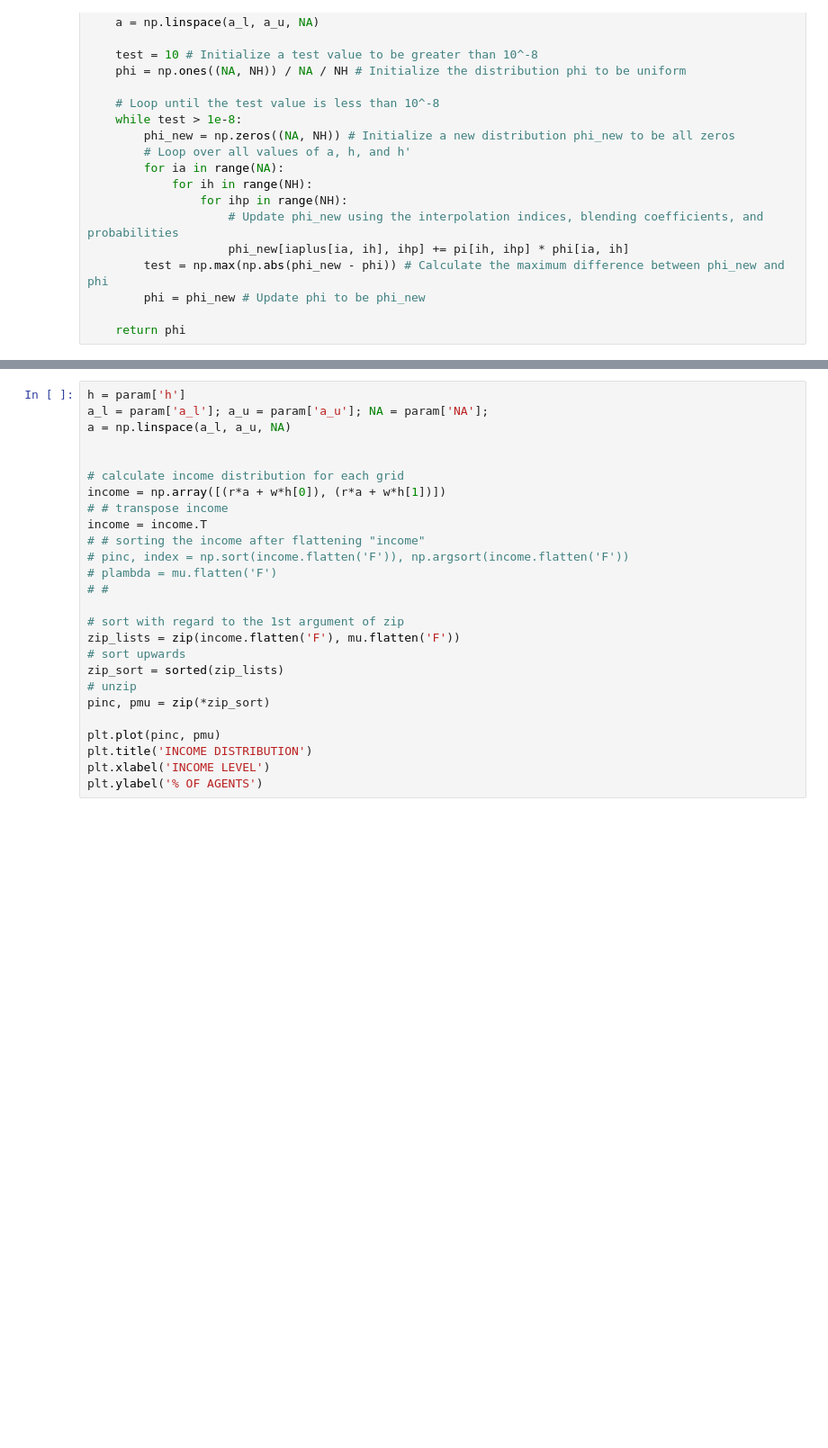
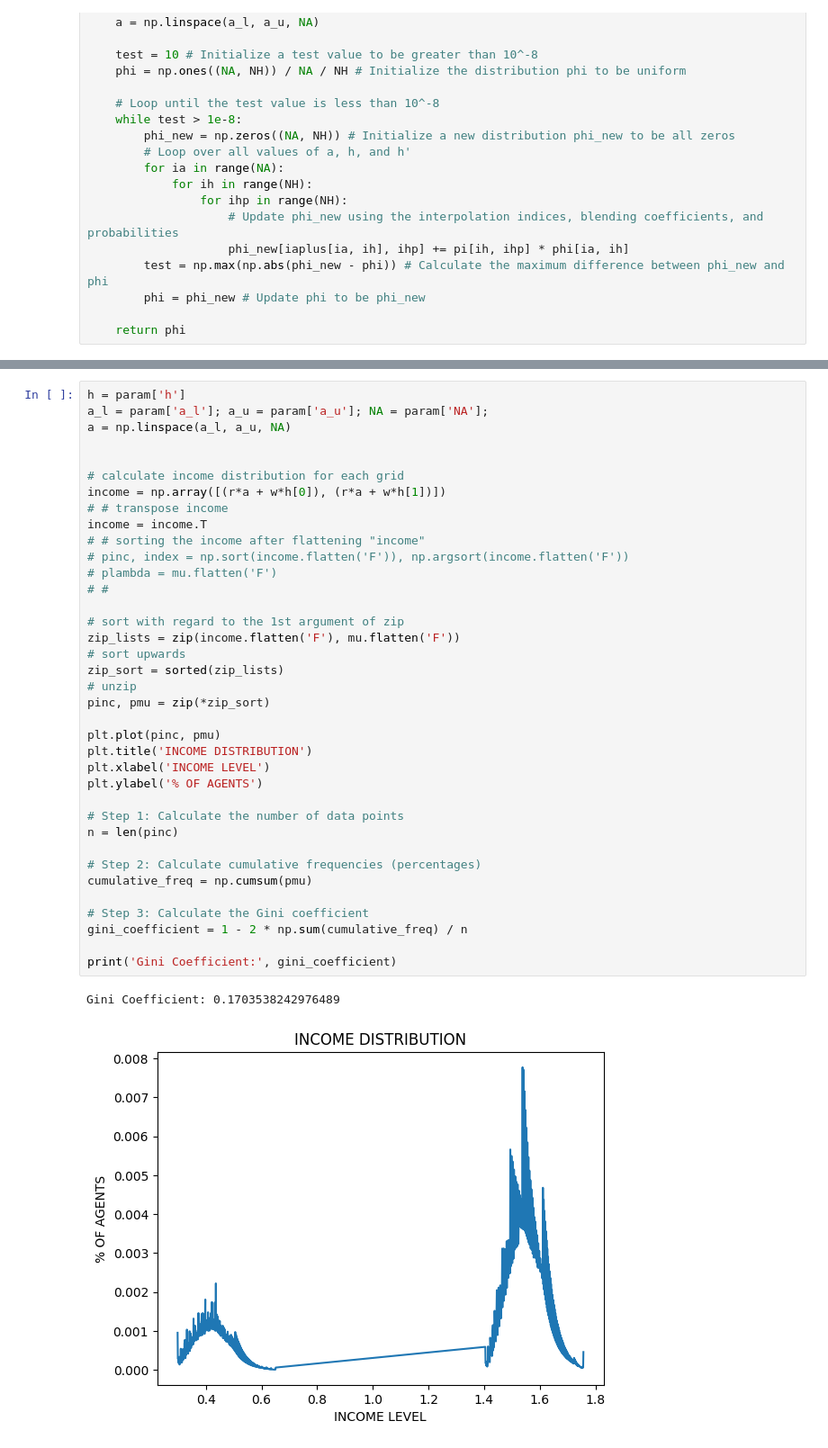
Before and after one commit to osuke2/Finalproject, a Jupyter notebook: finalproject(notax).ipynb, the cells around one changed output, grey strips where cells are left out. Shown at 90% size. Drawn from its saved outputs; the diff is of its cells as text; blank space fills up the shorter version.

```diff
--- a/finalproject(notax).ipynb
+++ b/finalproject(notax).ipynb
@@ -235,29 +253,43 @@ param = setPar()
 # %%
 h = param['h']
 a_l = param['a_l']; a_u = param['a_u']; NA = param['NA'];
 a = np.linspace(a_l, a_u, NA)
 
 
 # calculate income distribution for each grid
 income = np.array([(r*a + w*h[0]), (r*a + w*h[1])])
 # # transpose income
 income = income.T
 # # sorting the income after flattening "income"
 # pinc, index = np.sort(income.flatten('F')), np.argsort(income.flatten('F'))
 # plambda = mu.flatten('F')
 # #
 
 # sort with regard to the 1st argument of zip
 zip_lists = zip(income.flatten('F'), mu.flatten('F'))
 # sort upwards
 zip_sort = sorted(zip_lists)
 # unzip
 pinc, pmu = zip(*zip_sort)
 
 plt.plot(pinc, pmu)
 plt.title('INCOME DISTRIBUTION')
 plt.xlabel('INCOME LEVEL')
 plt.ylabel('% OF AGENTS')
+
+# Step 1: Calculate the number of data points
+n = len(pinc)
+
+# Step 2: Calculate cumulative frequencies (percentages)
+cumulative_freq = np.cumsum(pmu)
+
+# Step 3: Calculate the Gini coefficient
+gini_coefficient = 1 - 2 * np.sum(cumulative_freq) / n
+
+print('Gini Coefficient:', gini_coefficient)
+# %% [output]
+Gini Coefficient: 0.1703538242976489
+[figure, added]
 # %%
 h = param['h']
 a_l = param['a_l']; a_u = param['a_u']; NA = param['NA'];
```
Also changed, not shown: parts of 4 cells of this notebook.
